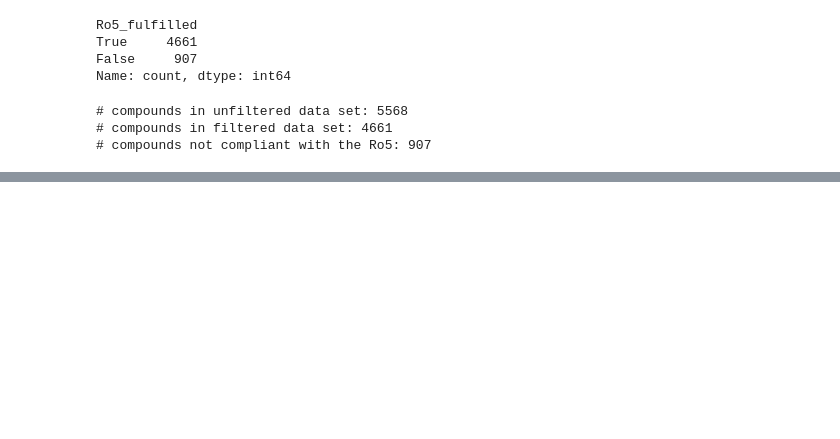
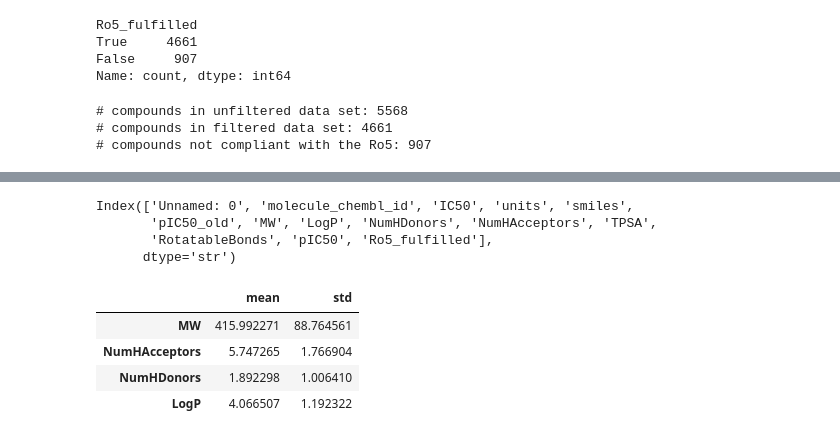
Before and after one commit to dsgeof/bio, a Jupyter notebook: notebooks/volkamer/t002.ipynb, the cells around one changed output, grey strips where cells are left out. Saved outputs shown, nothing was run; the diff lists cells and outputs as text; code cells hidden in the pictures; blank space fills up the shorter version.

```diff
--- a/notebooks/volkamer/t002.ipynb
+++ b/notebooks/volkamer/t002.ipynb
@@ -317,0 +348,19 @@ print(f"# compounds not compliant with the Ro5: {molecules_ro5_violated.shape[0]
+# %%
+molecules_ro5_fulfilled.columns
+# %% [output]
+Index(['Unnamed: 0', 'molecule_chembl_id', 'IC50', 'units', 'smiles',
+       'pIC50_old', 'MW', 'LogP', 'NumHDonors', 'NumHAcceptors', 'TPSA',
+       'RotatableBonds', 'pIC50', 'Ro5_fulfilled'],
+      dtype='str')
+# %%
+# Calculate mean and standard deviation for the selected columns
+molecules_ro5_fulfilled_stats = calculate_mean_std(
+    molecules_ro5_fulfilled[["MW", "NumHAcceptors", "NumHDonors", "LogP"]]
+)
+molecules_ro5_fulfilled_stats
+# %% [output]
+|  | mean | std |
+| MW | 415.992271 | 88.764561 |
+| NumHAcceptors | 5.747265 | 1.766904 |
+| NumHDonors | 1.892298 | 1.006410 |
+| LogP | 4.066507 | 1.192322 |
```
Also changed, not shown: parts of 12 cells of this notebook, 2 other files.
